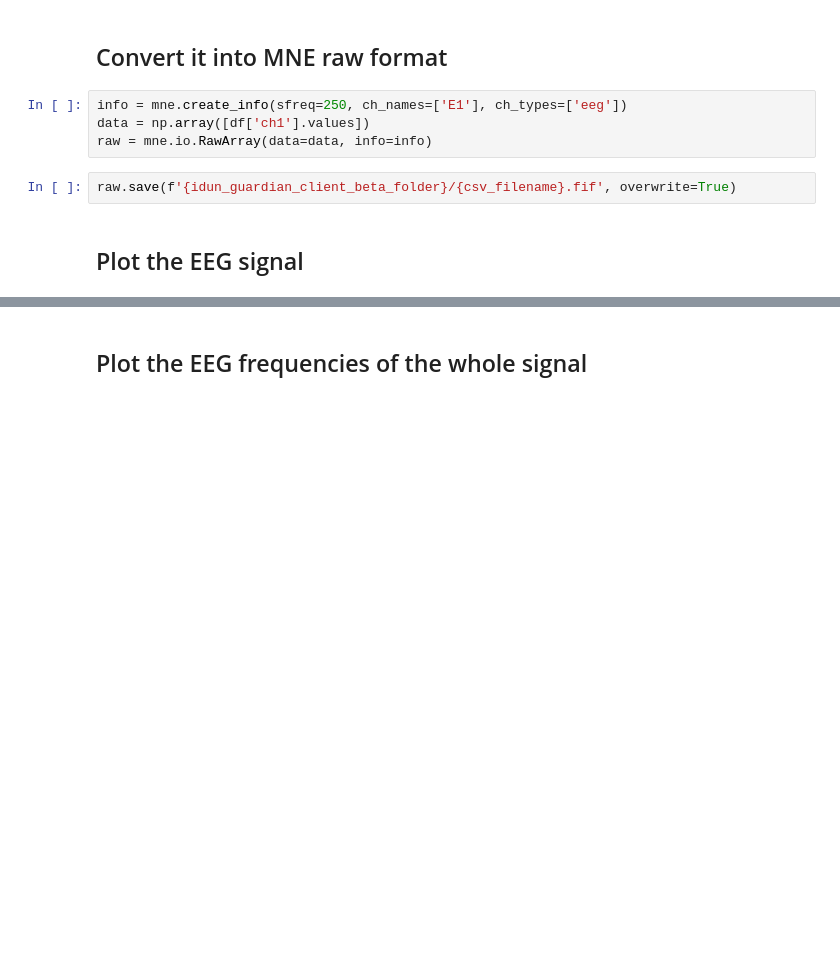
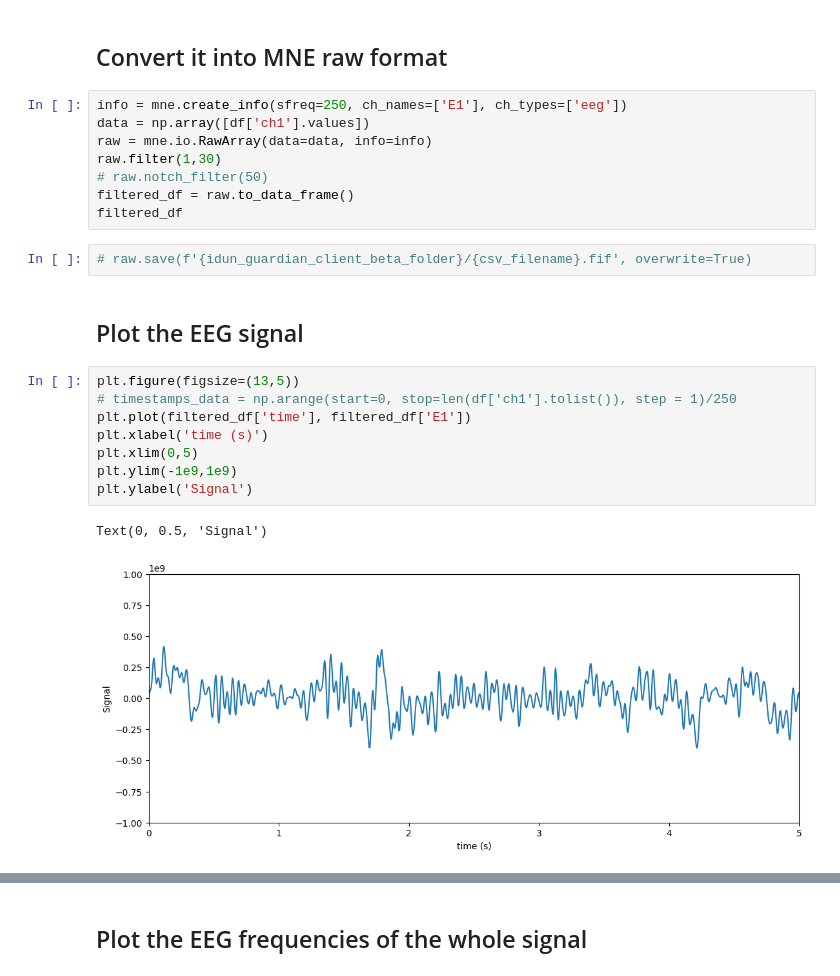
Before and after one commit to brainhack-ch/eeg-vr-control, a Jupyter notebook: eeg/idun_guardian_client_beta/EEG Analysis.ipynb, the cells around one changed output, grey strips where cells are left out. Cells and saved outputs as stored; diff of their text form; blank space fills up the shorter version.

```diff
--- a/eeg/idun_guardian_client_beta/EEG Analysis.ipynb
+++ b/eeg/idun_guardian_client_beta/EEG Analysis.ipynb
@@ -36,8 +36,23 @@ df = pd.read_csv(f'{idun_guardian_client_beta_folder}/data/{csv_filename}.csv')
 info = mne.create_info(sfreq=250, ch_names=['E1'], ch_types=['eeg'])
 data = np.array([df['ch1'].values])
 raw = mne.io.RawArray(data=data, info=info)
+raw.filter(1,30)
+# raw.notch_filter(50)
+filtered_df = raw.to_data_frame()
+filtered_df
 # %%
-raw.save(f'{idun_guardian_client_beta_folder}/{csv_filename}.fif', overwrite=True)
+# raw.save(f'{idun_guardian_client_beta_folder}/{csv_filename}.fif', overwrite=True)
 # %% [markdown]
 ## Plot the EEG signal
+# %%
+plt.figure(figsize=(13,5))
+# timestamps_data = np.arange(start=0, stop=len(df['ch1'].tolist()), step = 1)/250
+plt.plot(filtered_df['time'], filtered_df['E1'])
+plt.xlabel('time (s)')
+plt.xlim(0,5)
+plt.ylim(-1e9,1e9)
+plt.ylabel('Signal')
+# %% [output]
+Text(0, 0.5, 'Signal')
+[figure, added]
 # %%
```
Also changed, not shown: parts of 22 cells of this notebook.
